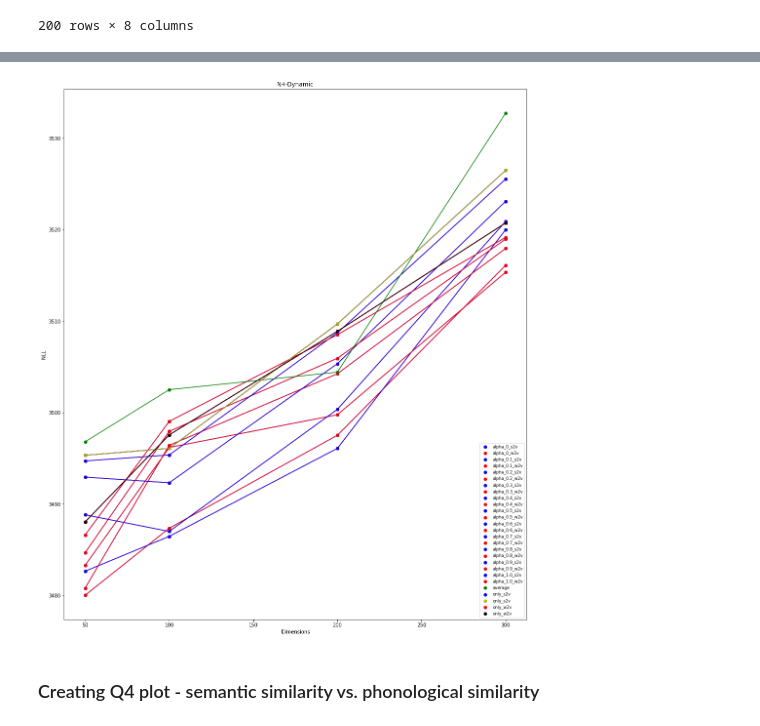
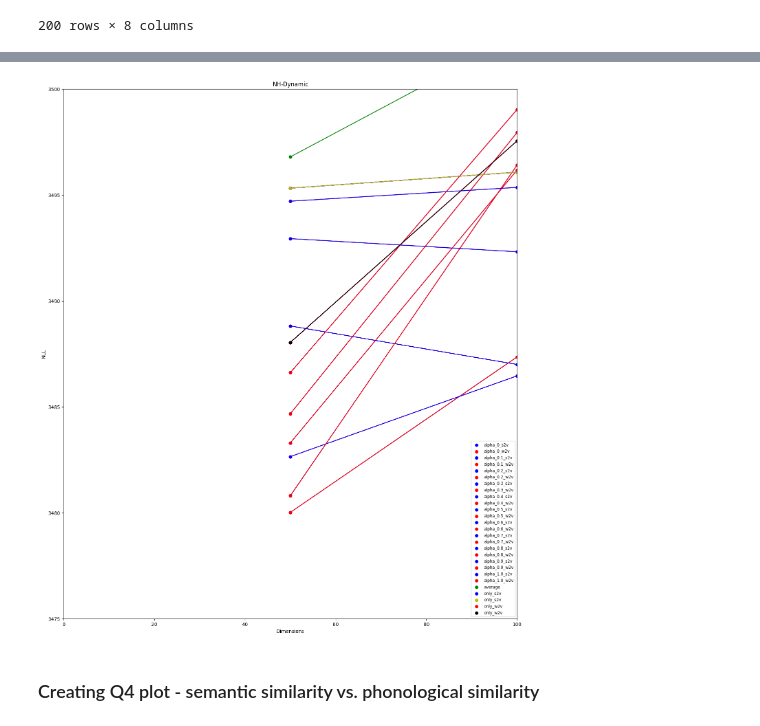
Before and after one commit to thelexiconlab/cochlear-project, a Jupyter notebook: analysis/9_ave_alpha_forager_results.ipynb, the cells around one changed output, grey strips where cells are left out. Cells and saved outputs as stored; diff of their text form; code cells hidden in the pictures.

```diff
--- a/analysis/9_ave_alpha_forager_results.ipynb
+++ b/analysis/9_ave_alpha_forager_results.ipynb
@@ -242,36 +245,37 @@ plt.show()
 # %%
 ''' Creating NH'''
 plt.figure(figsize=(17, 20))
 
 
 for dim in dimensions:
     for t in type:
         t_group = model_groups.get_group((t, "NH"))
         if 'alpha' and "s2v" in t:
             plt.scatter(t_group['dimension'], t_group['sum_NLL'], c='b', label = t)
             plt.plot(t_group['dimension'], t_group['sum_NLL'], c='b')
         if 'alpha' and "w2v" in t:
             plt.scatter(t_group['dimension'], t_group['sum_NLL'], c='r', label = t)
             plt.plot(t_group['dimension'], t_group['sum_NLL'], c='r')
         if t == "average":
             plt.scatter(t_group['dimension'], t_group['sum_NLL'], c='g', label = t)
             plt.plot(t_group['dimension'], t_group['sum_NLL'], c='g')
         if t == "only_s2v":
             plt.scatter(t_group['dimension'], t_group['sum_NLL'], c='y', label = t)
             plt.plot(t_group['dimension'], t_group['sum_NLL'], c='y')
         if t == "only_w2v":
             plt.scatter(t_group['dimension'], t_group['sum_NLL'], c='black', label = t)
             plt.plot(t_group['dimension'], t_group['sum_NLL'], c='black')
     break
 plt.title("NH-Dynamic")
 plt.xlabel("Dimensions")
 plt.ylabel("NLL")
 plt.legend(loc="lower right", fontsize= 'small')
-
-plt.savefig("../plots/Q3/NH-Dynamic")
+plt.xlim(0, 100)  # Set x-axis limits
+plt.ylim(3475, 3500)  # Set y-axis limits
+plt.savefig("../plots/Q3/NH-Dynamic-Bottom-Left")
 plt.show()
 # %% [output]
-[figure, old version]
+[figure, new version]
 # %% [markdown]
 ### Creating Q4 plot - semantic similarity vs. phonological similarity
 # %%
```
Also changed, not shown: parts of 2 cells of this notebook, 14 other files.
